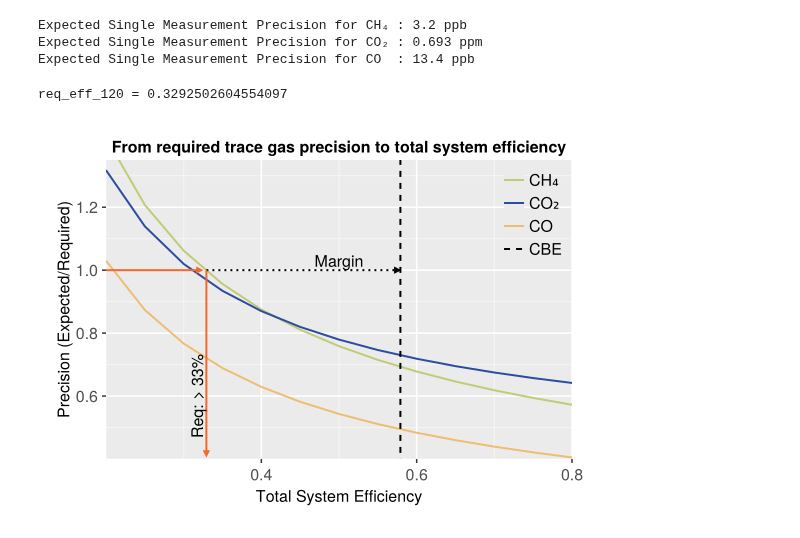
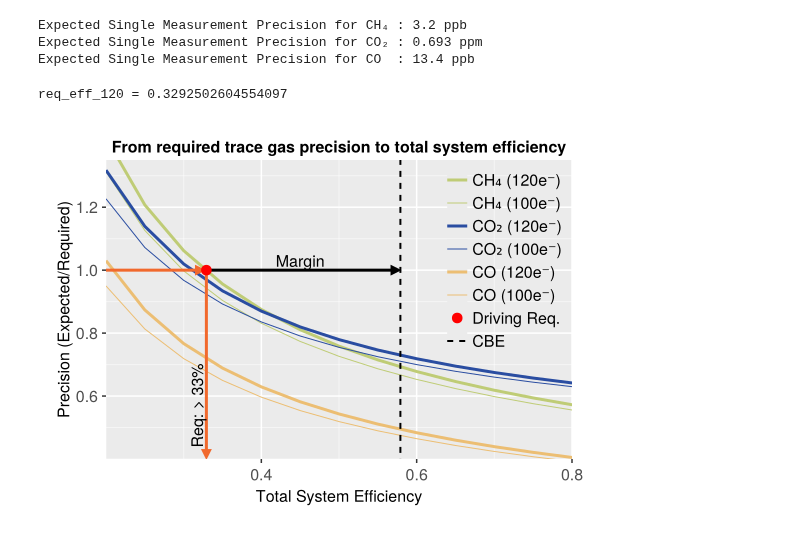
Before and after one commit to Carbon-I/CarbonI, a Jupyter notebook: src/notebooks/Level1-Req-1.ipynb, the cells around one changed output. Saved outputs shown, nothing was run; the diff lists cells and outputs as text; code cells hidden in the pictures.

Commit message:
Improve plot

```diff
--- a/src/notebooks/Level1-Req-1.ipynb
+++ b/src/notebooks/Level1-Req-1.ipynb
@@ -184,42 +184,42 @@ efficiency_120_co = LinearInterpolation(reverse(gas_errors_120[3,:]./co_req_ppb)
 # %%
 req_eff_120      = efficiency_120_ch4(1.0);
 req_error       = 1.0;
 eff_cbe = cbe_specs.bench_efficiency * cbe_specs.FPA_quantum_efficiency
 
 @show req_eff_120
 f = Figure(resolution=(550,400))
 ax = Axis(f[1,1], xlabel="Total System Efficiency", ylabel="Precision (Expected/Required)",  title="From required trace gas precision to total system efficiency")
-#lines!(ax, TotalEfficiencies, gas_errors_100[1,:]./ch4_req_ppb, color=CarbonI_colors[1], linewidth=2, label="Readout Noise = 100e⁻")
-lines!(ax, TotalEfficiencies, gas_errors_120[1,:]./ch4_req_ppb, color=CarbonI_colors[7], linewidth=2, label="CH₄")
-#lines!(ax, TotalEfficiencies, gas_errors_100[2,:]./co2_req_ppm/1e3, color=CarbonI_colors[2], linewidth=2, label="Readout Noise = 100e⁻")
-lines!(ax, TotalEfficiencies, gas_errors_120[2,:]./co2_req_ppb, color=CarbonI_colors[4], linewidth=2, label="CO₂")
-#lines!(ax, TotalEfficiencies, gas_errors_100[3,:]./co_req_ppb, color=CarbonI_colors[5], linewidth=2, label="Readout Noise = 100e⁻")
-lines!(ax, TotalEfficiencies, gas_errors_120[3,:]./co_req_ppb, color=CarbonI_colors[6], linewidth=2, label="CO")
+# For CH4 (100 and 120e-)
+lines!(ax, TotalEfficiencies, gas_errors_120[1,:]./ch4_req_ppb, color=CarbonI_colors[7], linewidth=3, label="CH₄ (120e⁻)")
+lines!(ax, TotalEfficiencies, gas_errors_100[1,:]./ch4_req_ppb, color=CarbonI_colors[7], linewidth=1, label="CH₄ (100e⁻)")
+# For CO2 (100 and 120e-)
+lines!(ax, TotalEfficiencies, gas_errors_120[2,:]./co2_req_ppb, color=CarbonI_colors[4], linewidth=3, label="CO₂ (120e⁻)")
+lines!(ax, TotalEfficiencies, gas_errors_100[2,:]./co2_req_ppb, color=CarbonI_colors[4], linewidth=1, label="CO₂ (100e⁻)")
+# For CO (100 and 120e-)
+lines!(ax, TotalEfficiencies, gas_errors_120[3,:]./co_req_ppb, color=CarbonI_colors[6], linewidth=3, label="CO (120e⁻)")
+lines!(ax, TotalEfficiencies, gas_errors_100[3,:]./co_req_ppb, color=CarbonI_colors[6], linewidth=1, label="CO (100e⁻)")
 
-#arrows!(ax, [0.0,],[1,],[req_eff-0.01,],[0,],arrowsize = 10, linewidth=2,color = CarbonI_colors[5])
-arrows!(ax, [0.0,],[1,],[req_eff_120-0.01,],[0,],arrowsize = 10, linewidth=2, color = CarbonI_colors[5])
-arrows!(ax, [req_eff_120,],[req_error,],[eff_cbe-req_eff_120-0.005,],[0,],arrowsize = 10, linewidth=2,linestyle=:dot, color = :black)
-text!(ax, "Margin", position = (0.5, req_error),  align = (:center, :bottom), color = :black)
-#arrows!(ax, [req_eff,],[req_error,],[0,],[-req_error+2.05,],arrowsize = 10, linewidth=2,color = CarbonI_colors[5])
-text!(ax, "Req: > $(round(Int, 100req_eff_120))%", position = (req_eff_120, 2.5),
+# Lines for Driving Requirement
+arrows!(ax, [0.0,],[1,],[req_eff_120-0.01,],[0,],arrowsize = 15, linewidth=3, color = CarbonI_colors[5])
+arrows!(ax, [req_eff_120,],[req_error,],[0,],[-req_error+0.42,],arrowsize = 15, linewidth=3,color = CarbonI_colors[5])
+text!(ax, "Req: > $(round(Int, 100req_eff_120))%", position = (req_eff_120, 0.57),
     align = (:center, :bottom), color = :black, rotation=π/2)
 
-arrows!(ax, [req_eff_120,],[req_error,],[0,],[-req_error+0.42,],arrowsize = 10, linewidth=2,color = CarbonI_colors[5])
-text!(ax, "Req: > $(round(Int, 100req_eff_120))%", position = (req_eff_120, 0.6),
-    align = (:center, :bottom), color = :black, rotation=π/2)
+# Indicate Margins
+arrows!(ax, [req_eff_120+0.002,],[req_error,],[eff_cbe-req_eff_120-0.01,],[0,],arrowsize = 15, linewidth=3, color = :black)
+text!(ax, "Margin", position = (0.45, req_error),  align = (:center, :bottom), color = :black)
+scatter!(ax, [req_eff_120], [req_error], color=:red, markersize=15, label="Driving Req.")
+# Show CBE Total Efficiency
 lines!(ax, [eff_cbe,eff_cbe], [0,1.35], color=:black, linestyle=:dash, linewidth=2, label="CBE")
-#arrows!(ax2, [req_percent_ch4,],[req_flux_ch4,],[-req_percent_ch4+1,],[0,],arrowsize = 10, linewidth=2,color = CarbonI_colors[5])
-#text!(ax2, "Req. >90%", position = (req_percent_ch4, 25),
-#      align = (:center, :bottom), color = :black, rotation=π/2)
 
 xlims!(ax,0.2,0.8)
 ylims!(ax,0.4,1.35)
 axislegend(ax,position = :rt)
 save("../../plots/final/Level1-1-EfficiencyDerivation_perGas.pdf",f)
 f
 # %% [output]
 req_eff_120 = 0.3292502604554097
-[figure, old version]
+[figure, new version]
 # %%
 # Going back full circle from CBE to expected L1 values
 # For CH4
```
Also changed, not shown: parts of 2 cells of this notebook.
